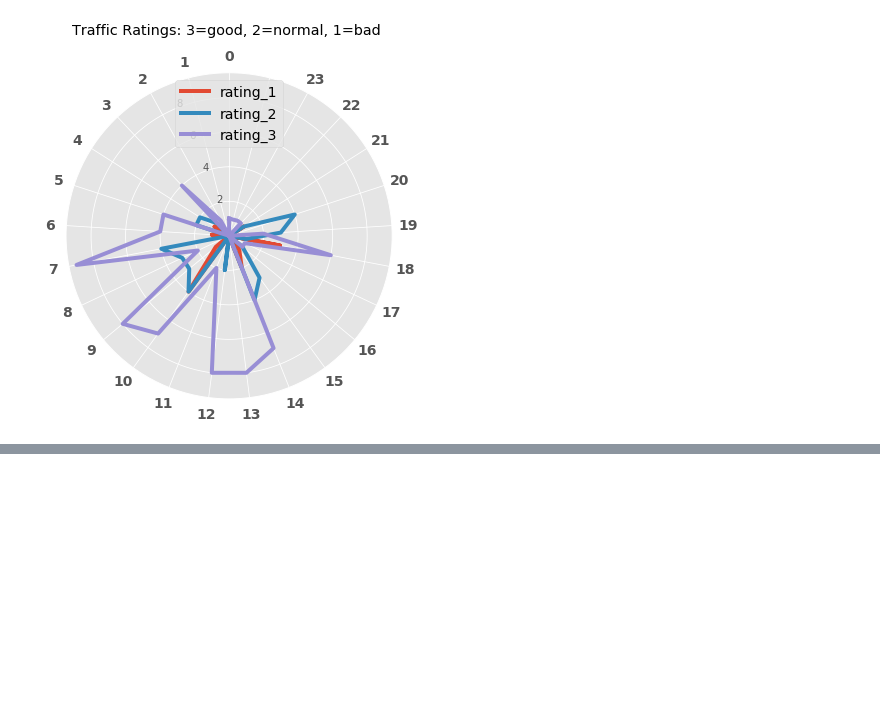
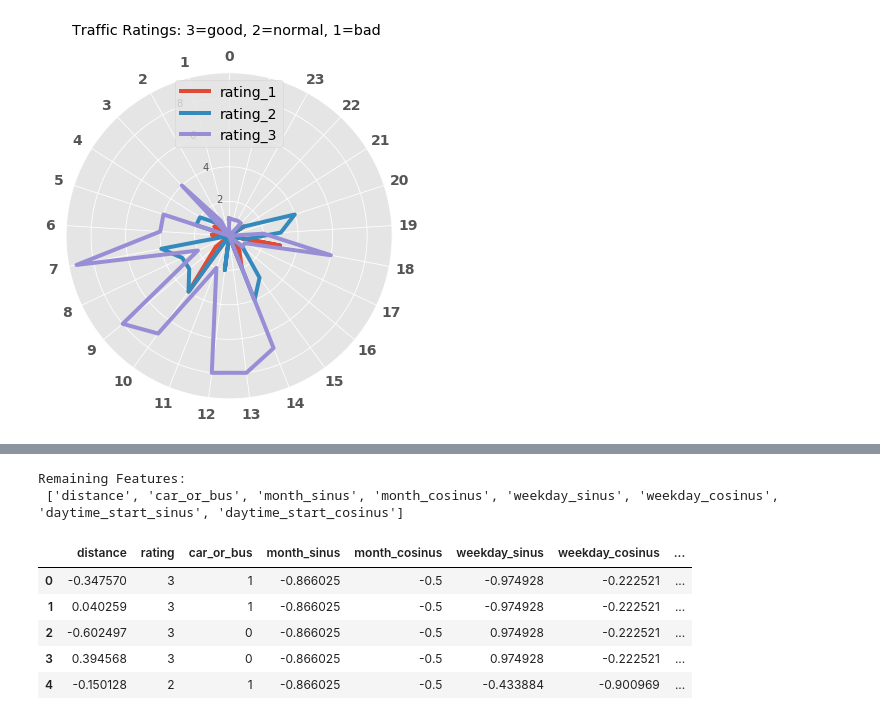
Before and after one commit to MoBran/bi2_project, a Jupyter notebook: src/Feature_Engineering.ipynb, the cells around one changed output, grey strips where cells are left out. Drawn from its saved outputs; the diff is of its cells as text; code cells hidden in the pictures; blank space fills up the shorter version.

```diff
--- a/src/Feature_Engineering.ipynb
+++ b/src/Feature_Engineering.ipynb
@@ -311,0 +323,18 @@ plot_daytime_polar(ratings_per_daytime)
+# %%
+random_state = 1
+drop_columns = ["time","speed","daytime_end_sinus",
+                "daytime_end_cosinus"]
+features = feature_engineered_tracks.drop(drop_columns,axis=1)
+print("Remaining Features: \n", [feature for feature in features.drop("rating",axis=1).columns.values])
+# %% [output]
+Remaining Features:
+ ['distance', 'car_or_bus', 'month_sinus', 'month_cosinus', 'weekday_sinus', 'weekday_cosinus', 'daytime_start_sinus', 'daytime_start_cosinus']
+# %%
+features.head()
+# %% [output]
+|  | distance | rating | car_or_bus | month_sinus | month_cosinus | weekday_sinus | weekday_cosinus | ... |
+| 0 | -0.347570 | 3 | 1 | -0.866025 | -0.5 | -0.974928 | -0.222521 | ... |
+| 1 | 0.040259 | 3 | 1 | -0.866025 | -0.5 | -0.974928 | -0.222521 | ... |
+| 2 | -0.602497 | 3 | 0 | -0.866025 | -0.5 | 0.974928 | -0.222521 | ... |
+| 3 | 0.394568 | 3 | 0 | -0.866025 | -0.5 | 0.974928 | -0.222521 | ... |
+| 4 | -0.150128 | 2 | 1 | -0.866025 | -0.5 | -0.433884 | -0.900969 | ... |
```
Also changed, not shown: parts of 1 cell of this notebook.
